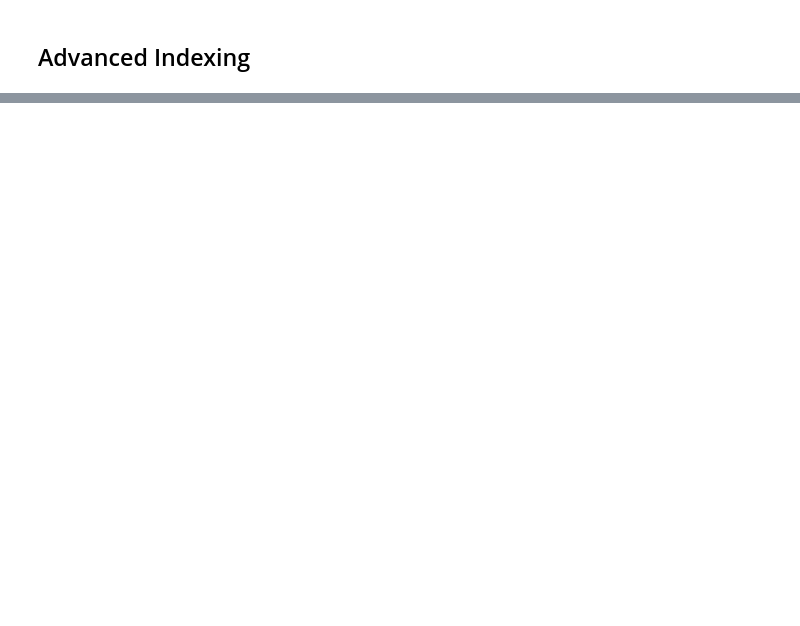
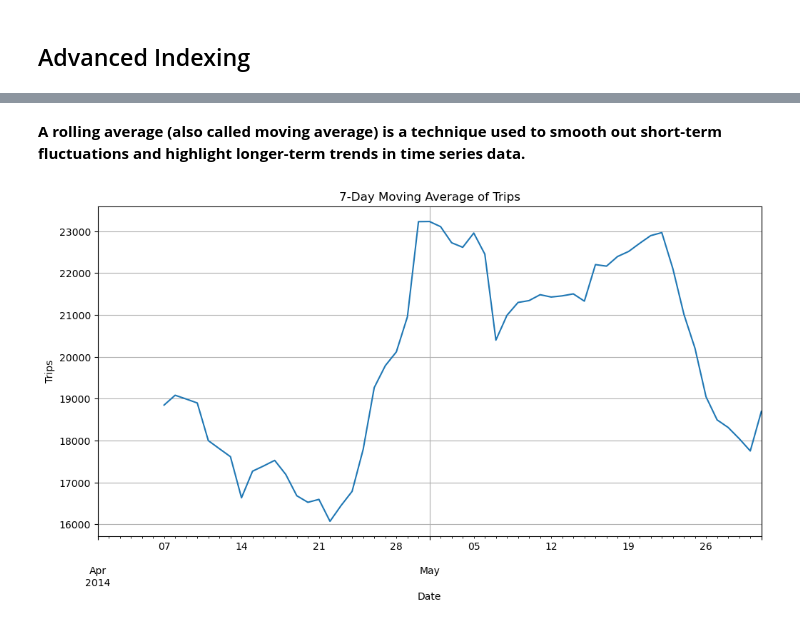
Before and after one commit to Ambily313/Uber-NYC-Trip-Analysis, a Jupyter notebook: ubernyc.ipynb, the cells around one changed output, grey strips where cells are left out. Saved outputs shown, nothing was run; the diff lists cells and outputs as text; code cells hidden in the pictures; blank space fills up the shorter version.

```diff
--- a/ubernyc.ipynb
+++ b/ubernyc.ipynb
@@ -261,2 +253,7 @@ dtype: int64
 # %% [markdown]
 ## Advanced Indexing
+# %%
+# Set Date/Time as index.
+april_may['Date/Time'] = pd.to_datetime(april_may['Date/Time'])
+april_may.set_index('Date/Time', inplace=True)
+april_may = april_may.sort_index()
@@ -262,0 +280,4 @@ dtype: int64
+# %%
+# Resample by day and count trips.
+daily_trips=april_may.resample('D').size()
+daily_trips
@@ -262,0 +346,12 @@ dtype: int64
+# %% [markdown]
+**A rolling average (also called moving average) is a technique used to smooth out short-term fluctuations and highlight longer-term trends in time series data.**
+# %%
+# Create a 7-day moving average plot.
+
+daily_trips.rolling(7).mean().plot(title='7-Day Moving Average of Trips', figsize=(12,6))
+plt.xlabel("Date")
+plt.ylabel("Trips")
+plt.grid()
+plt.show()
+# %% [output]
+[figure, added]
```
Also changed, not shown: parts of 16 cells of this notebook.
